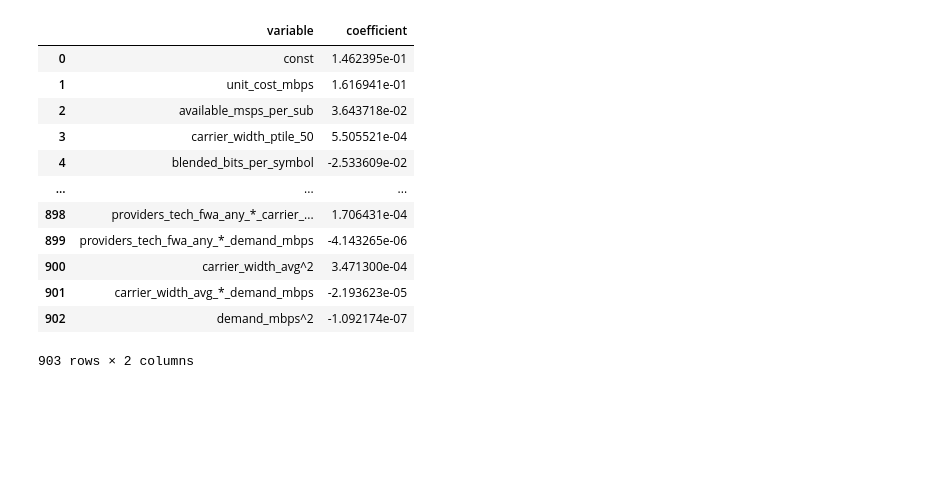
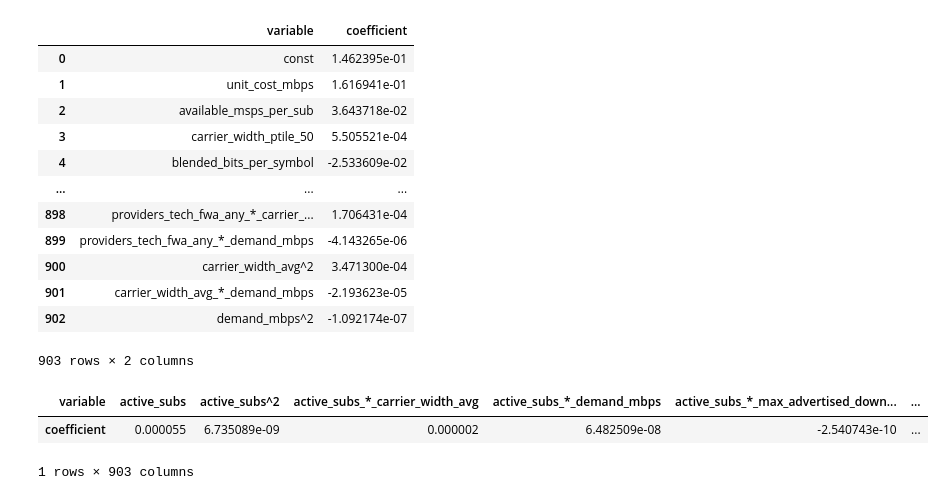
Before and after one commit to zachfreitas/data_8_berkeley, a Jupyter notebook: ampl_import_process.ipynb, the cells around one changed output. Saved outputs shown, nothing was run; the diff lists cells and outputs as text; code cells hidden in the pictures; blank space fills up the shorter version.

```diff
--- a/ampl_import_process.ipynb
+++ b/ampl_import_process.ipynb
@@ -160,6 +160,16 @@ df_reg_coeff
 | 901 | carrier_width_avg_*_demand_mbps | -2.193623e-05 |
 | 902 | demand_mbps^2 | -1.092174e-07 |
 903 rows × 2 columns
+# %%
+import pandas as pd
+
+table = pd.pivot_table(df_reg_coeff, values='coefficient', columns=['variable'], aggfunc="sum")
+
+table
+# %% [output]
+| variable | active_subs | active_subs^2 | active_subs_*_carrier_width_avg | active_subs_*_demand_mbps | active_subs_*_max_advertised_down... | ... |
+| coefficient | 0.000055 | 6.735089e-09 | 0.000002 | 6.482509e-08 | -2.540743e-10 | ... |
+1 rows × 903 columns
 # %%
 # Export to txt file
 import pandas as pd
```
